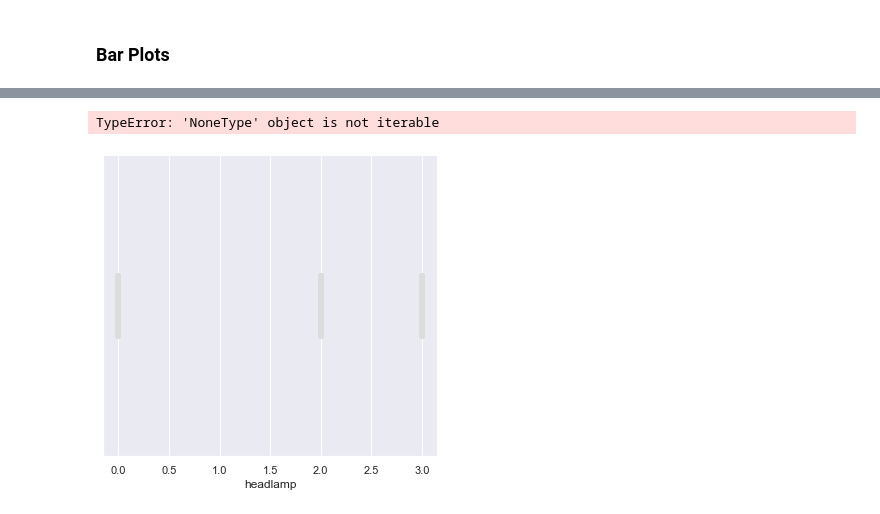
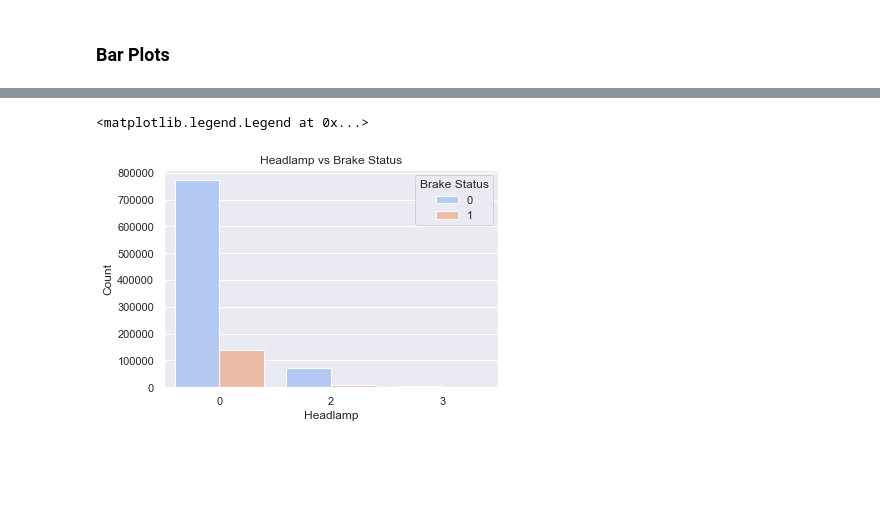
Before and after one commit to caroline-eggett/honda-interaction-analysis-hackathon, a Jupyter notebook: c_explore_host.ipynb, the cells around one changed output, grey strips where cells are left out. Saved outputs shown, nothing was run; the diff lists cells and outputs as text; code cells hidden in the pictures; blank space fills up the shorter version.

Commit message:
More correlation graphs

```diff
--- a/c_explore_host.ipynb
+++ b/c_explore_host.ipynb
@@ -126,8 +126,8 @@ plt.legend(title='Brake Status')
 # %%
 # Brake Status vs Headlamp
-# bshd_syw = sns.catplot(x='headlamp', hue='brakestatus', data=df_host_subset, palette='coolwarm')
-# bshd_syw.set(xlabel ="Headlamp", ylabel = "Count", title ='Headlamp vs Brake Status')
-# plt.legend(title='Brake Status')
+bshd_syw = sns.countplot(x='headlamp', hue='brakestatus', data=df_host_subset, palette='coolwarm')
+bshd_syw.set(xlabel ="Headlamp", ylabel = "Count", title ='Headlamp vs Brake Status')
+plt.legend(title='Brake Status')
 # %% [output]
-TypeError: 'NoneType' object is not iterable
+<matplotlib.legend.Legend at 0x...>
-[figure, old version]
+[figure, new version]
```
Also changed, not shown: parts of 7 cells of this notebook, 3 other files.
